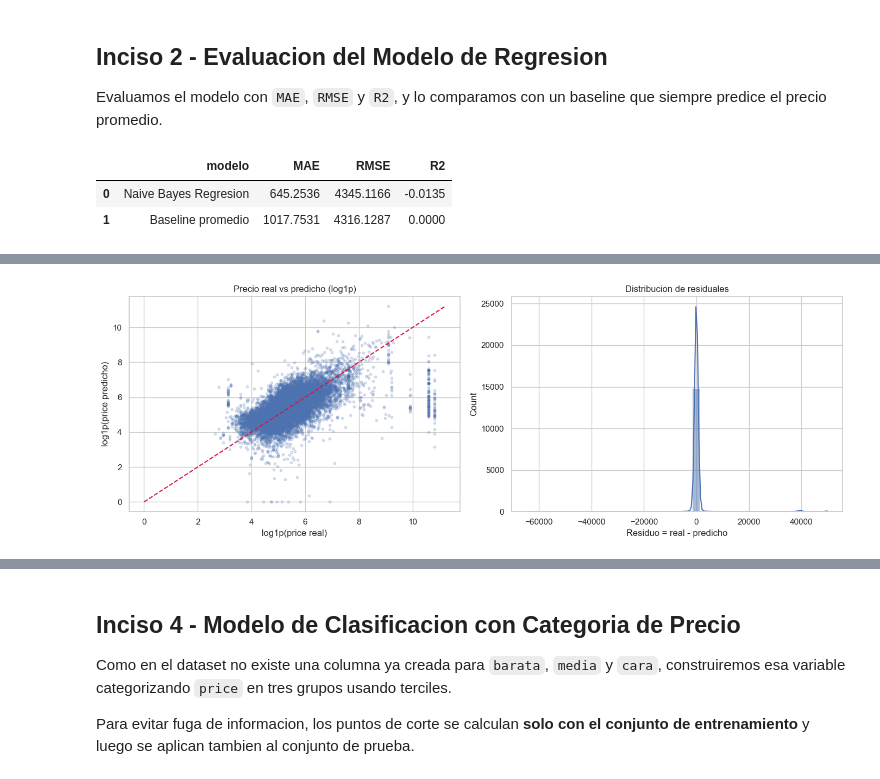
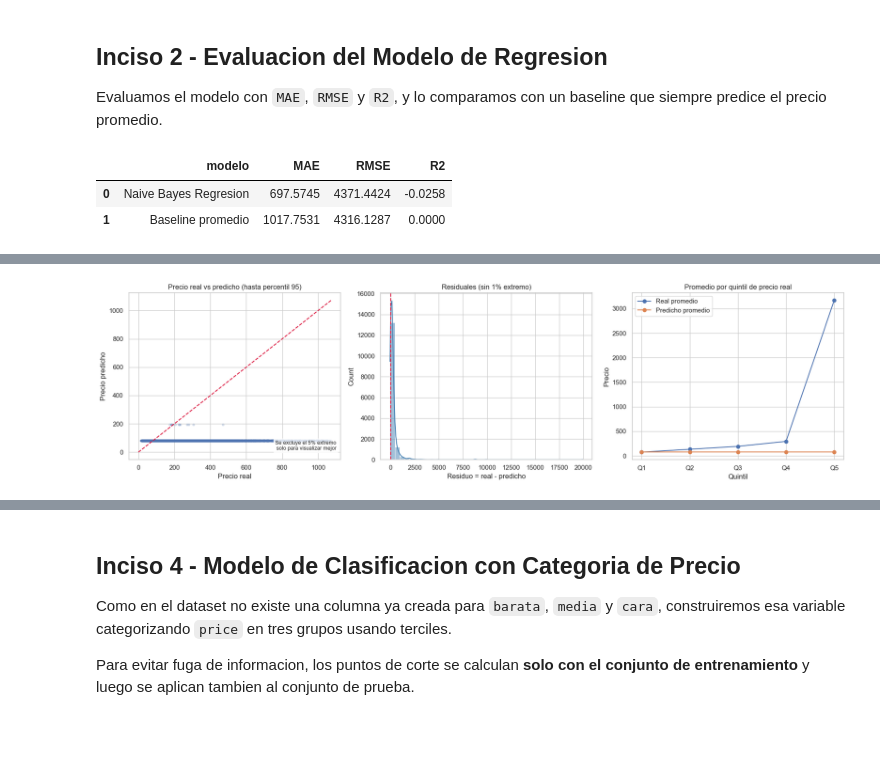
Before and after one commit to nicoCT04/lab5-MD, a Jupyter notebook: lab5_naive_bayes.ipynb, the cells around one changed output, grey strips where cells are left out. Cells and saved outputs as stored; diff of their text form; code cells hidden in the pictures; blank space fills up the shorter version.

```diff
--- a/lab5_naive_bayes.ipynb
+++ b/lab5_naive_bayes.ipynb
@@ -118,6 +121,7 @@ excluded_features = {
     "scrape_id",
     "host_id",
     "estimated_occupancy_l365d",
+    "estimated_revenue_l365d",
 }
 
 feature_columns = [
@@ -262,27 +295,76 @@ metrics_df = pd.DataFrame(
 
 display(metrics_df.round(4))
 
-fig, axes = plt.subplots(1, 2, figsize=(14, 5))
+eval_df = pd.DataFrame(
+    {
+        "price_real": y_test_price.values,
+        "price_predicho": y_pred_price,
+        "baseline": baseline_pred,
+    }
+)
+eval_df["residuo"] = eval_df["price_real"] - eval_df["price_predicho"]
+eval_df["error_abs"] = eval_df["residuo"].abs()
 
-x_plot = np.log1p(y_test_price)
-y_plot = np.log1p(y_pred_price)
-axis_min = min(x_plot.min(), y_plot.min())
-axis_max = max(x_plot.max(), y_plot.max())
+price_limit = eval_df["price_real"].quantile(0.95)
+residual_limit = eval_df["residuo"].abs().quantile(0.99)
 
-axes[0].scatter(x_plot, y_plot, alpha=0.20, s=10)
-axes[0].plot([axis_min, axis_max], [axis_min, axis_max], color="crimson", linestyle="--")
-axes[0].set_title("Precio real vs predicho (log1p)")
-axes[0].set_xlabel("log1p(price real)")
-axes[0].set_ylabel("log1p(price predicho)")
+quintile_summary = (
+    eval_df.assign(quintil=pd.qcut(eval_df["price_real"], q=5, duplicates="drop"))
+    .groupby("quintil", observed=False)
+    .agg(
+        precio_real_medio=("price_real", "mean"),
+        precio_predicho_medio=("price_predicho", "mean"),
+        mae_promedio=("error_abs", "mean"),
+        conteo=("price_real", "size"),
+    )
+    .reset_index()
+)
 
-residuals = y_test_price - y_pred_price
-sns.histplot(residuals, bins=40, kde=True, ax=axes[1])
-axes[1].set_title("Distribucion de residuales")
+display(quintile_summary.round(2))
+
+fig, axes = plt.subplots(1, 3, figsize=(18, 5))
+
+mask_plot = eval_df["price_real"] <= price_limit
+axes[0].scatter(
+    eval_df.loc[mask_plot, "price_real"],
+    eval_df.loc[mask_plot, "price_predicho"],
+    alpha=0.18,
+    s=12,
+)
+axes[0].plot([0, price_limit], [0, price_limit], color="crimson", linestyle="--")
+axes[0].set_title("Precio real vs predicho (hasta percentil 95)")
+axes[0].set_xlabel("Precio real")
+axes[0].set_ylabel("Precio predicho")
+axes[0].text(
+    0.98,
+    0.05,
+    "Se excluye el 5% extremo\nsolo para visualizar mejor",
+    transform=axes[0].transAxes,
+    ha="right",
+    va="bottom",
+    fontsize=9,
+    bbox=dict(boxstyle="round,pad=0.3", facecolor="white", alpha=0.8),
+)
+
+residual_plot = eval_df.loc[eval_df["residuo"].abs() <= residual_limit, "residuo"]
+sns.histplot(residual_plot, bins=40, kde=True, ax=axes[1], color="steelblue")
+axes[1].axvline(0, color="crimson", linestyle="--")
+axes[1].set_title("Residuales (sin 1% extremo)")
 axes[1].set_xlabel("Residuo = real - predicho")
+
+x_quintiles = np.arange(len(quintile_summary))
+axes[2].plot(x_quintiles, quintile_summary["precio_real_medio"], marker="o", label="Real promedio")
+axes[2].plot(x_quintiles, quintile_summary["precio_predicho_medio"], marker="o", label="Predicho promedio")
+axes[2].set_xticks(x_quintiles)
+axes[2].set_xticklabels([f"Q{i + 1}" for i in x_quintiles])
+axes[2].set_title("Promedio por quintil de precio real")
+axes[2].set_xlabel("Quintil")
+axes[2].set_ylabel("Precio")
+axes[2].legend()
 
 plt.tight_layout()
 plt.show()
 # %% [output]
 |  | modelo | MAE | RMSE | R2 |
-| 0 | Naive Bayes Regresion | 645.2536 | 4345.1166 | -0.0135 |
+| 0 | Naive Bayes Regresion | 697.5745 | 4371.4424 | -0.0258 |
 | 1 | Baseline promedio | 1017.7531 | 4316.1287 | 0.0000 |
@@ -289,4 +377,4 @@ plt.show()
-[figure, old version]
+[figure, new version]
 # %% [markdown]
 ### Interpretacion Inicial
 
```
Also changed, not shown: parts of 11 cells of this notebook, 1 other file.
